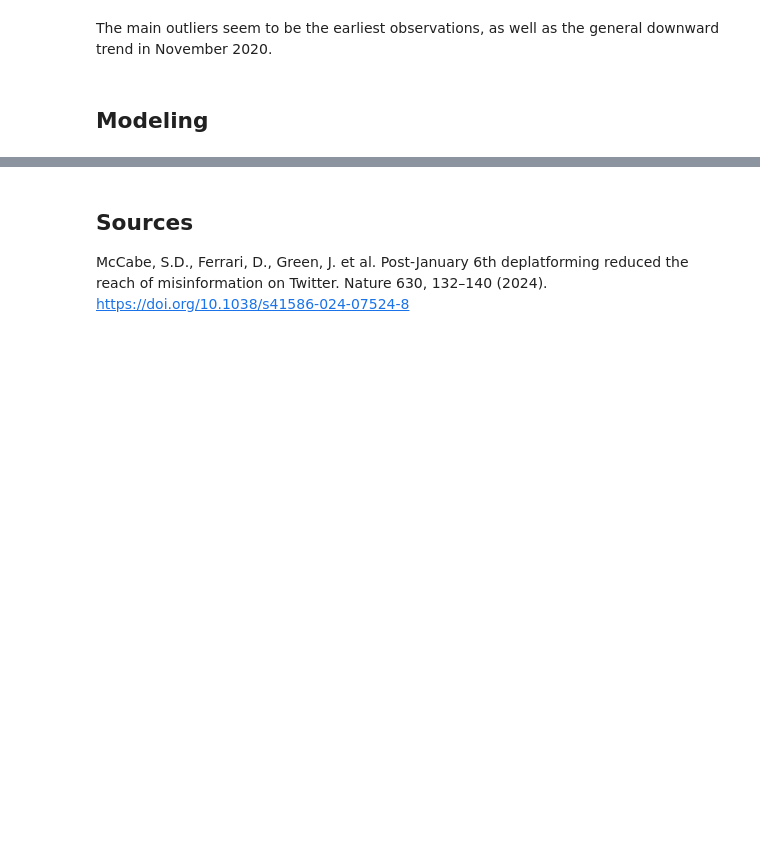
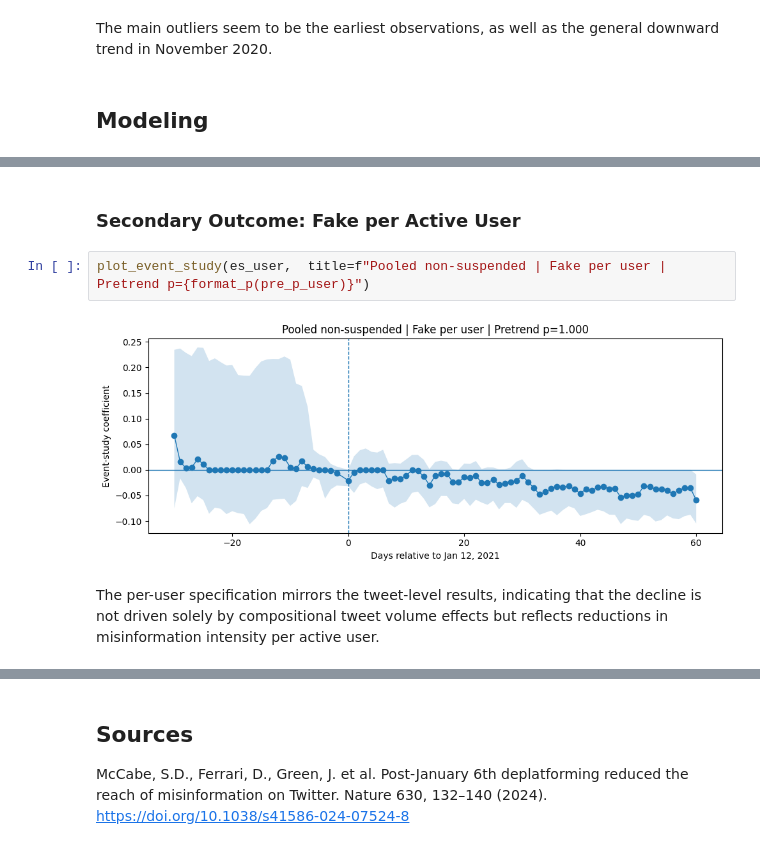
Before and after one commit to emeliasprott/twitter_misinformation, a Jupyter notebook: cleaned-project-2.ipynb, the cells around one changed output, grey strips where cells are left out. Saved outputs shown, nothing was run; the diff lists cells and outputs as text; blank space fills up the shorter version.

```diff
--- a/cleaned-project-2.ipynb
+++ b/cleaned-project-2.ipynb
@@ -593,0 +1082,8 @@ plt.show()
+# %% [markdown]
+### Secondary Outcome: Fake per Active User
+# %%
+plot_event_study(es_user,  title=f"Pooled non-suspended | Fake per user | Pretrend p={format_p(pre_p_user)}")
+# %% [output]
+[figure, added]
+# %% [markdown]
+The per-user specification mirrors the tweet-level results, indicating that the decline is not driven solely by compositional tweet volume effects but reflects reductions in misinformation intensity per active user.
```
Also changed, not shown: parts of 42 cells of this notebook.
